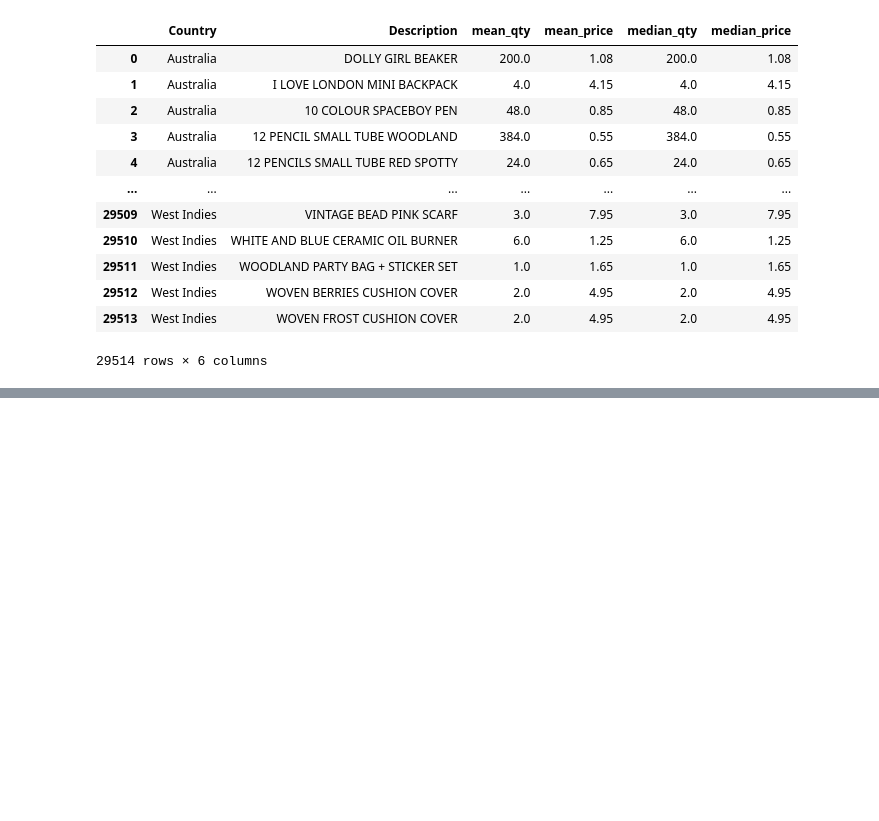
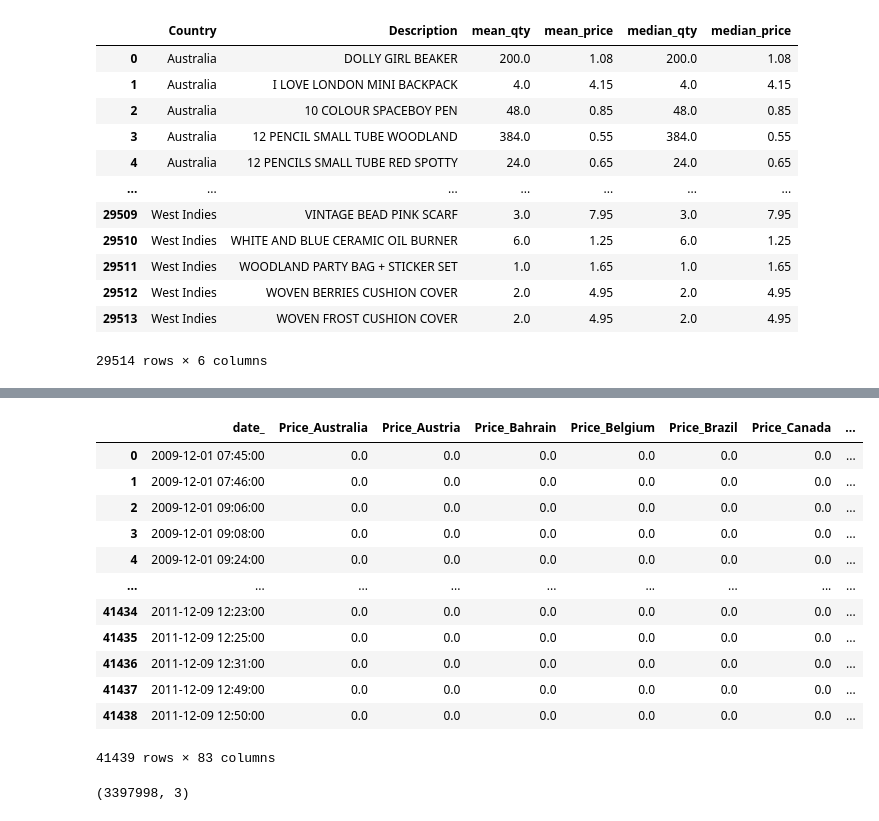
Before and after one commit to BryhanS/supply-chain-data-science-project, a Jupyter notebook: 06.Manipulation-and-data/data.ipynb, the cells around one changed output, grey strips where cells are left out. Saved outputs shown, nothing was run; the diff lists cells and outputs as text; code cells hidden in the pictures; blank space fills up the shorter version.

```diff
--- a/06.Manipulation-and-data/data.ipynb
+++ b/06.Manipulation-and-data/data.ipynb
@@ -431,0 +518,2 @@ retail.groupby(['Country', 'Description']).agg(mean_qty=('Quantity', np.mean),
+# %%
+country_pivoted.columns = country_pivoted.columns.map('_'.join)
@@ -431,0 +524,20 @@ retail.groupby(['Country', 'Description']).agg(mean_qty=('Quantity', np.mean),
+# %%
+country_pivoted
+# %% [output]
+|  | date_ | Price_Australia | Price_Austria | Price_Bahrain | Price_Belgium | Price_Brazil | Price_Canada | ... |
+| 0 | 2009-12-01 07:45:00 | 0.0 | 0.0 | 0.0 | 0.0 | 0.0 | 0.0 | ... |
+| 1 | 2009-12-01 07:46:00 | 0.0 | 0.0 | 0.0 | 0.0 | 0.0 | 0.0 | ... |
+| 2 | 2009-12-01 09:06:00 | 0.0 | 0.0 | 0.0 | 0.0 | 0.0 | 0.0 | ... |
+| 3 | 2009-12-01 09:08:00 | 0.0 | 0.0 | 0.0 | 0.0 | 0.0 | 0.0 | ... |
+| 4 | 2009-12-01 09:24:00 | 0.0 | 0.0 | 0.0 | 0.0 | 0.0 | 0.0 | ... |
+| ... | ... | ... | ... | ... | ... | ... | ... | ... |
+| 41434 | 2011-12-09 12:23:00 | 0.0 | 0.0 | 0.0 | 0.0 | 0.0 | 0.0 | ... |
+| 41435 | 2011-12-09 12:25:00 | 0.0 | 0.0 | 0.0 | 0.0 | 0.0 | 0.0 | ... |
+| 41436 | 2011-12-09 12:31:00 | 0.0 | 0.0 | 0.0 | 0.0 | 0.0 | 0.0 | ... |
+| 41437 | 2011-12-09 12:49:00 | 0.0 | 0.0 | 0.0 | 0.0 | 0.0 | 0.0 | ... |
+| 41438 | 2011-12-09 12:50:00 | 0.0 | 0.0 | 0.0 | 0.0 | 0.0 | 0.0 | ... |
+41439 rows × 83 columns
+# %%
+pd.melt(country_pivoted,id_vars=['date_'], var_name=['Measure']).shape
+# %% [output]
+(3397998, 3)
```
Also changed, not shown: parts of 11 cells of this notebook.
